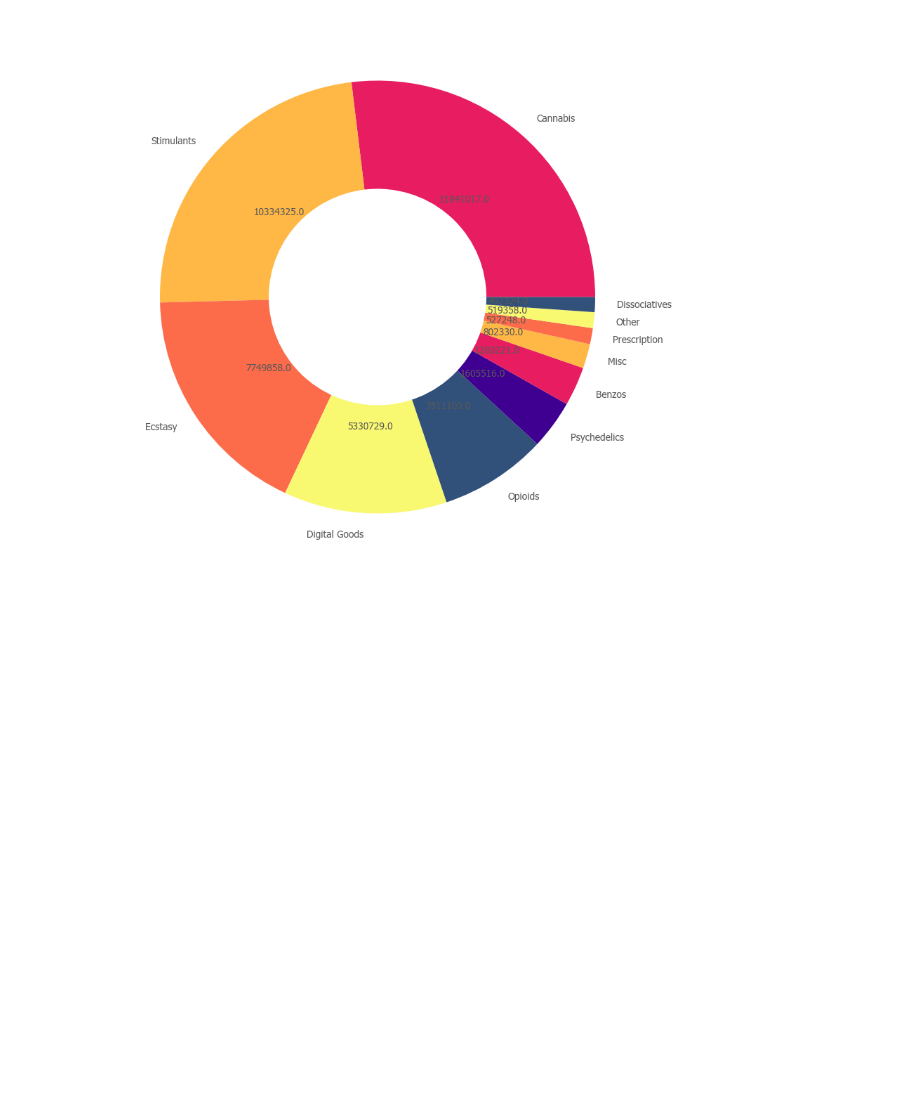
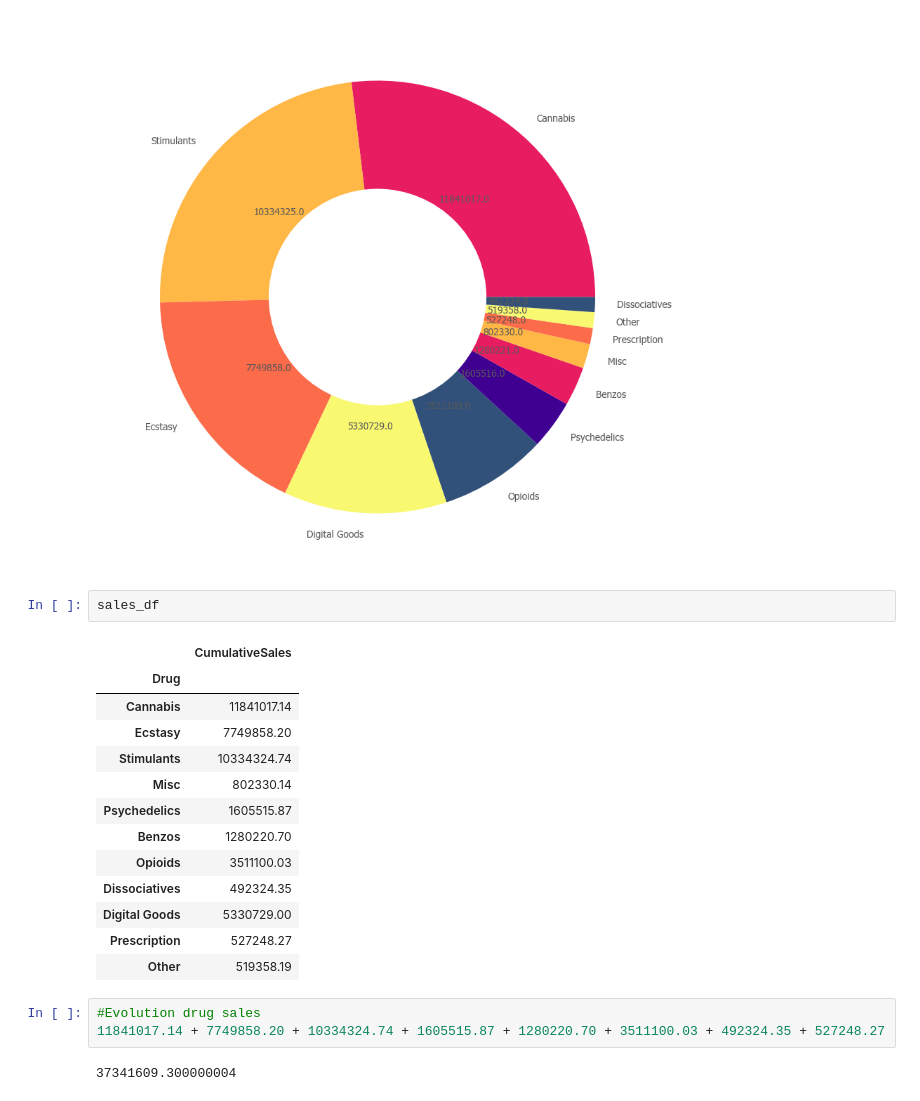
Before and after one commit to angelareplica/data-studio, a Jupyter notebook: code/05-dnm-drugs/evolution.ipynb, the cells around one changed output. Saved outputs shown, nothing was run; the diff lists cells and outputs as text; blank space fills up the shorter version.

```diff
--- a/code/05-dnm-drugs/evolution.ipynb
+++ b/code/05-dnm-drugs/evolution.ipynb
@@ -120,3 +120,24 @@ plt.savefig("evolution_sales.pdf")
 plt.show()
 # %% [output]
 [figure]
+# %%
+sales_df
+# %% [output]
+|  | CumulativeSales |
+| Drug |  |
+| Cannabis | 11841017.14 |
+| Ecstasy | 7749858.20 |
+| Stimulants | 10334324.74 |
+| Misc | 802330.14 |
+| Psychedelics | 1605515.87 |
+| Benzos | 1280220.70 |
+| Opioids | 3511100.03 |
+| Dissociatives | 492324.35 |
+| Digital Goods | 5330729.00 |
+| Prescription | 527248.27 |
+| Other | 519358.19 |
+# %%
+#Evolution drug sales
+11841017.14 + 7749858.20 + 10334324.74 + 1605515.87 + 1280220.70 + 3511100.03 + 492324.35 + 527248.27
+# %% [output]
+37341609.300000004
```
Also changed, not shown: 2 other files.
